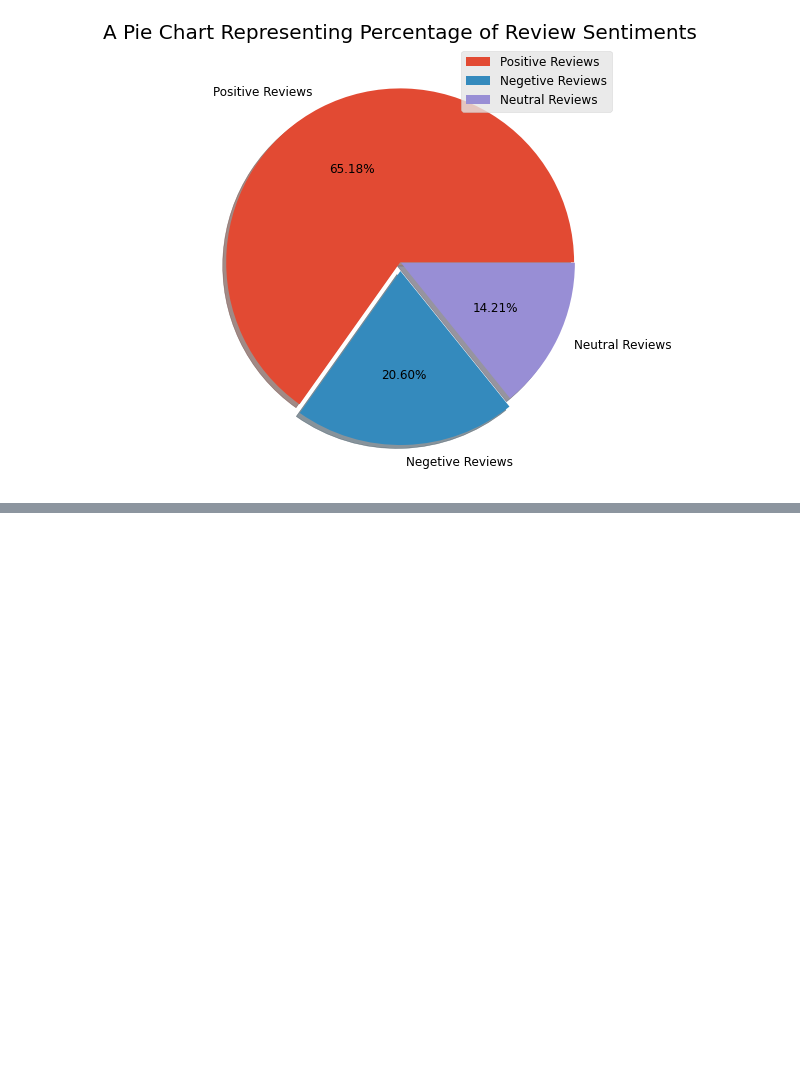
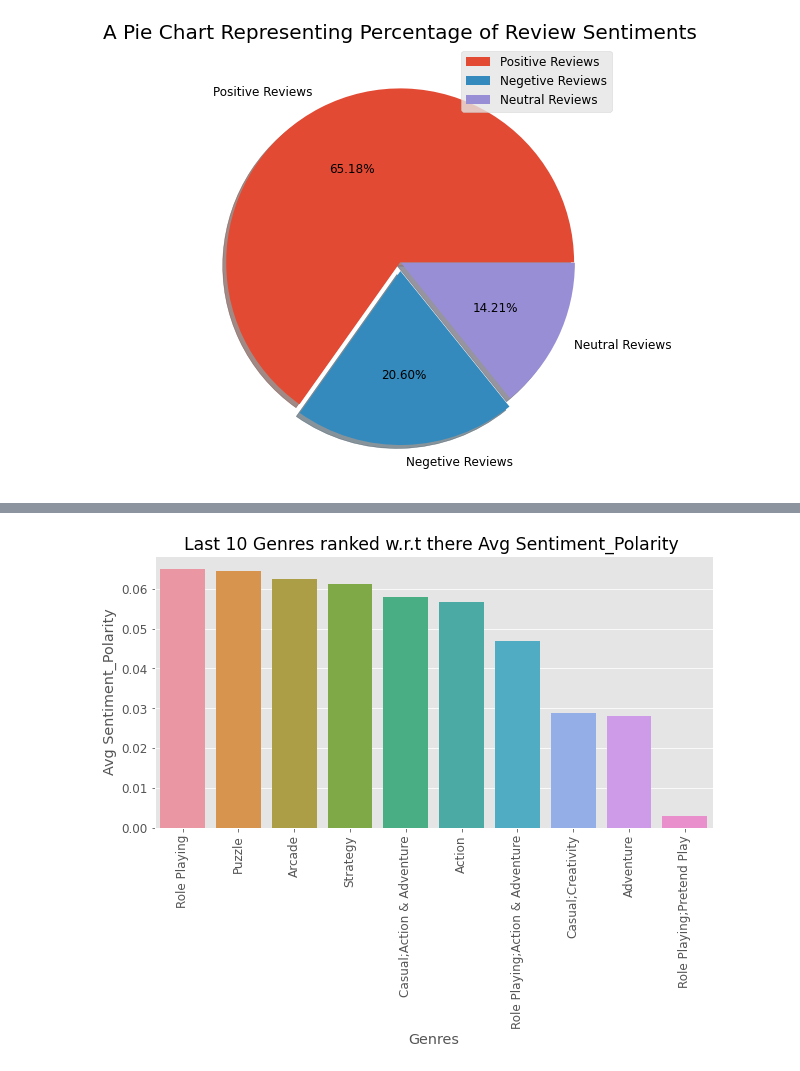
Before and after one commit to shirsh12/-ABTN0105-Play-Store-App-Review-Analysis---Capstone-Project, a Jupyter notebook: Shirsh_Verma_[ABTN0105]Play_Store_App_Review_Analysis_Capstone_Project.ipynb, the cells around one changed output, grey strips where cells are left out. Cells and saved outputs as stored; diff of their text form; code cells hidden in the pictures; blank space fills up the shorter version.

```diff
--- a/Shirsh_Verma_[ABTN0105]Play_Store_App_Review_Analysis_Capstone_Project.ipynb
+++ b/Shirsh_Verma_[ABTN0105]Play_Store_App_Review_Analysis_Capstone_Project.ipynb
@@ -1215,0 +1259,8 @@ usrev_df['Translated_Review'].value_counts().reset_index().sort_values('Translat
+# %%
+plt.figure(figsize=(10,5))
+plt.xticks(rotation=90)
+plt.title('Last 10 Genres ranked w.r.t there Avg Sentiment_Polarity ')
+sns.barplot(genres_polarity['Genres'].tail(10),genres_polarity['Avg Sentiment_Polarity'].tail(10))
+plt.show()
+# %% [output]
+[figure, added]
```
Also changed, not shown: parts of 50 cells of this notebook.
